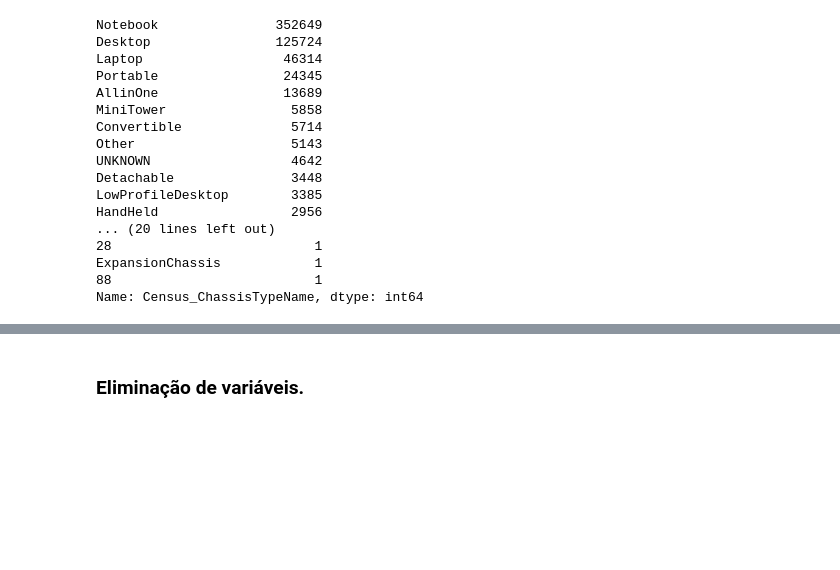
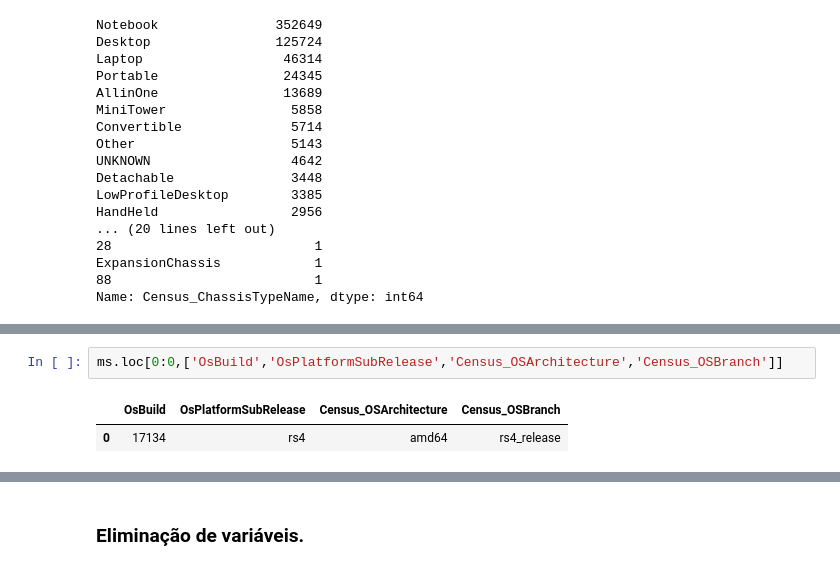
Before and after one commit to josepferreira/AA2, a Jupyter notebook: Notebooks/TratamentoDados.ipynb, the cells around one changed output, grey strips where cells are left out. Saved outputs shown, nothing was run; the diff lists cells and outputs as text; blank space fills up the shorter version.

```diff
--- a/Notebooks/TratamentoDados.ipynb
+++ b/Notebooks/TratamentoDados.ipynb
@@ -161,0 +191,5 @@ Name: Census_ChassisTypeName, dtype: int64
+# %%
+ms.loc[0:0,['OsBuild','OsPlatformSubRelease','Census_OSArchitecture','Census_OSBranch']]
+# %% [output]
+|  | OsBuild | OsPlatformSubRelease | Census_OSArchitecture | Census_OSBranch |
+| 0 | 17134 | rs4 | amd64 | rs4_release |
```
Also changed, not shown: parts of 57 cells of this notebook.
